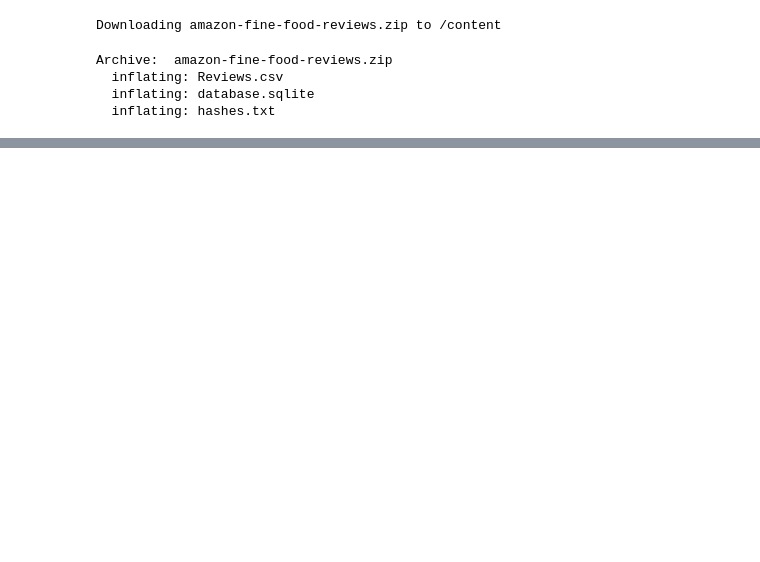
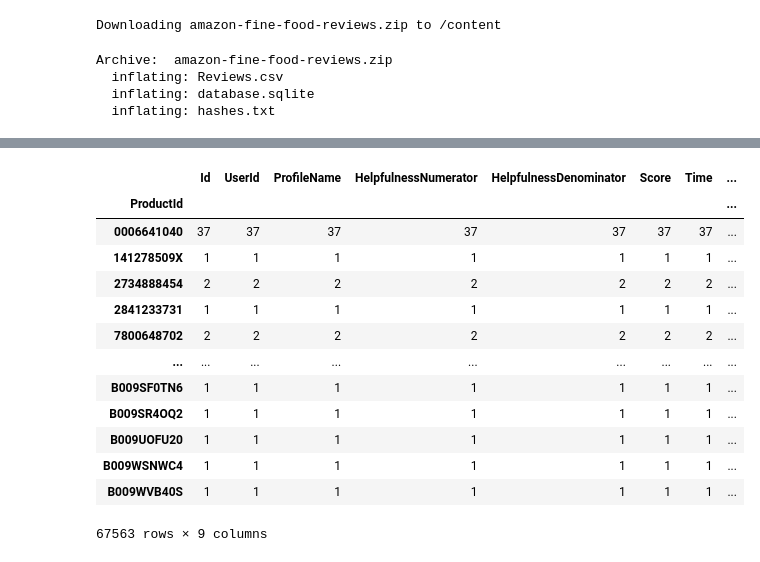
Before and after one commit to Jaise152/NLP, a Jupyter notebook: Data_Analysis_and_Visualization_of_Text_Dataset_using_Python.ipynb, the cells around one changed output, grey strips where cells are left out. Drawn from its saved outputs; the diff is of its cells as text; code cells hidden in the pictures; blank space fills up the shorter version.

```diff
--- a/Data_Analysis_and_Visualization_of_Text_Dataset_using_Python.ipynb
+++ b/Data_Analysis_and_Visualization_of_Text_Dataset_using_Python.ipynb
@@ -38,0 +89,17 @@ drive.mount('/content/drive')
+# %%
+df.groupby('ProductId').count()
+# %% [output]
+|  | Id | UserId | ProfileName | HelpfulnessNumerator | HelpfulnessDenominator | Score | Time | ... |
+| ProductId |  |  |  |  |  |  |  | ... |
+| 0006641040 | 37 | 37 | 37 | 37 | 37 | 37 | 37 | ... |
+| 141278509X | 1 | 1 | 1 | 1 | 1 | 1 | 1 | ... |
+| 2734888454 | 2 | 2 | 2 | 2 | 2 | 2 | 2 | ... |
+| 2841233731 | 1 | 1 | 1 | 1 | 1 | 1 | 1 | ... |
+| 7800648702 | 2 | 2 | 2 | 2 | 2 | 2 | 2 | ... |
+| ... | ... | ... | ... | ... | ... | ... | ... | ... |
+| B009SF0TN6 | 1 | 1 | 1 | 1 | 1 | 1 | 1 | ... |
+| B009SR4OQ2 | 1 | 1 | 1 | 1 | 1 | 1 | 1 | ... |
+| B009UOFU20 | 1 | 1 | 1 | 1 | 1 | 1 | 1 | ... |
+| B009WSNWC4 | 1 | 1 | 1 | 1 | 1 | 1 | 1 | ... |
+| B009WVB40S | 1 | 1 | 1 | 1 | 1 | 1 | 1 | ... |
+67563 rows × 9 columns
```
Also changed, not shown: parts of 24 cells of this notebook.
